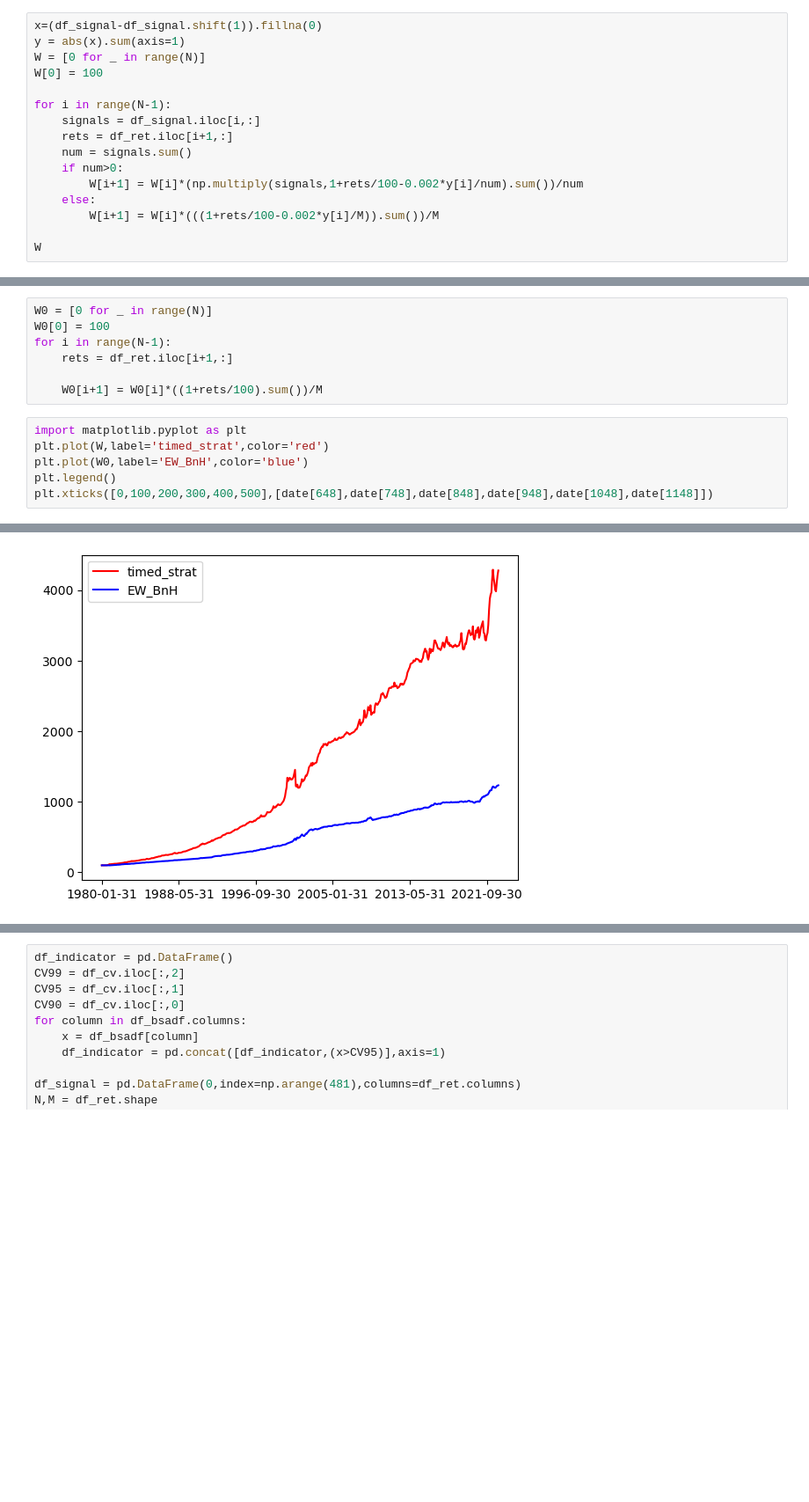
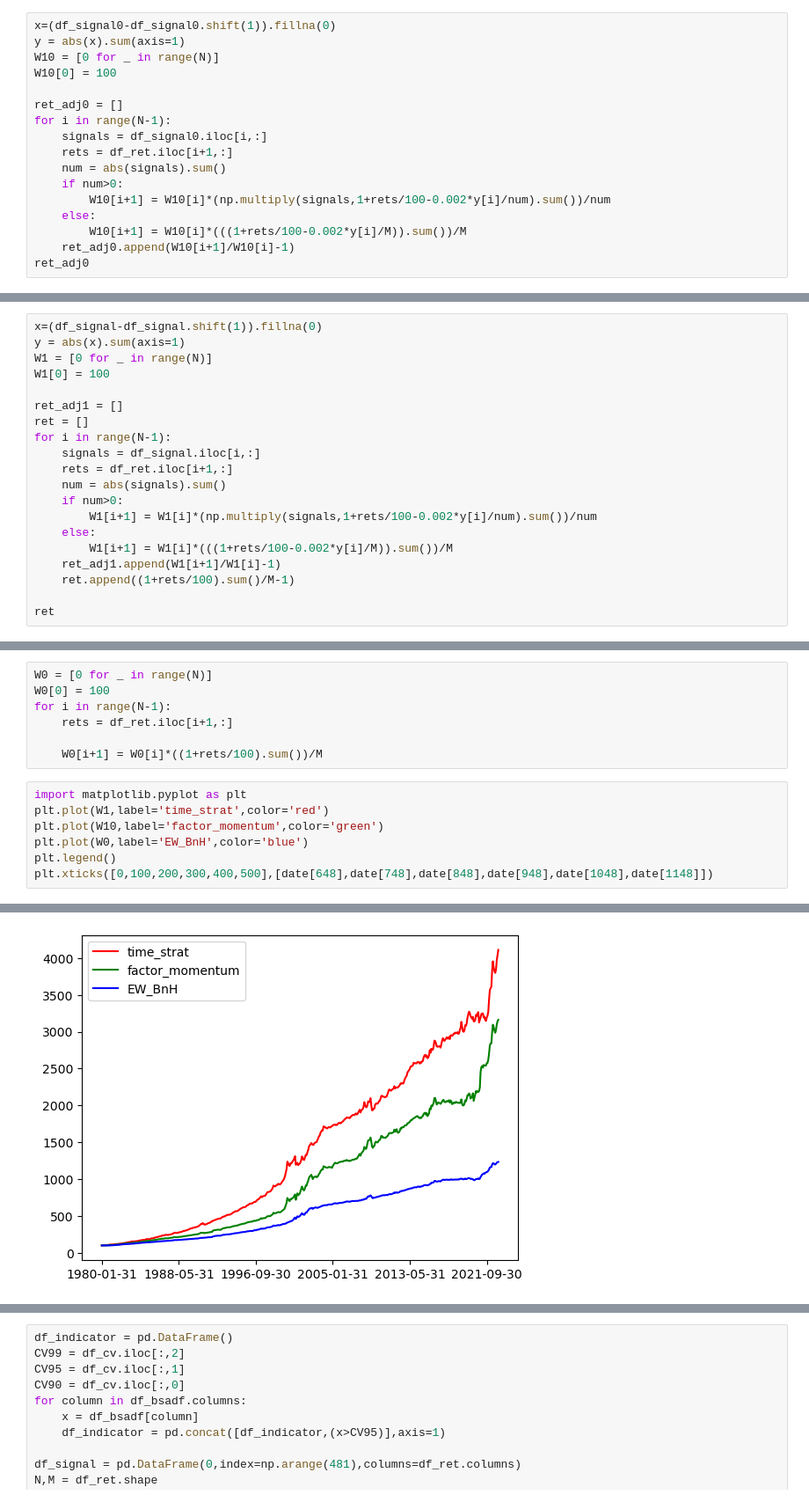
Before and after one commit to Raymondli073/Factor_timing, a Jupyter notebook: factor_timing_strat.ipynb, the cells around one changed output, grey strips where cells are left out. Shown at 88% size. Saved outputs shown, nothing was run; the diff lists cells and outputs as text; blank space fills up the shorter version.

Commit message:
update factor momentum strategy

```diff
--- a/factor_timing_strat.ipynb
+++ b/factor_timing_strat.ipynb
@@ -91,17 +191,18 @@ df_signal
 # %%
-x=(df_signal-df_signal.shift(1)).fillna(0)
+x=(df_signal0-df_signal0.shift(1)).fillna(0)
 y = abs(x).sum(axis=1)
-W = [0 for _ in range(N)]
-W[0] = 100
+W10 = [0 for _ in range(N)]
+W10[0] = 100
 
+ret_adj0 = []
 for i in range(N-1):
-    signals = df_signal.iloc[i,:]
+    signals = df_signal0.iloc[i,:]
     rets = df_ret.iloc[i+1,:]
-    num = signals.sum()
+    num = abs(signals).sum()
     if num>0:
-        W[i+1] = W[i]*(np.multiply(signals,1+rets/100-0.002*y[i]/num).sum())/num
+        W10[i+1] = W10[i]*(np.multiply(signals,1+rets/100-0.002*y[i]/num).sum())/num
     else:
-        W[i+1] = W[i]*(((1+rets/100-0.002*y[i]/M)).sum())/M
-
-W
+        W10[i+1] = W10[i]*(((1+rets/100-0.002*y[i]/M)).sum())/M
+    ret_adj0.append(W10[i+1]/W10[i]-1)
+ret_adj0
 # %% [output]
@@ -124,0 +226,20 @@ W
+# %%
+x=(df_signal-df_signal.shift(1)).fillna(0)
+y = abs(x).sum(axis=1)
+W1 = [0 for _ in range(N)]
+W1[0] = 100
+
+ret_adj1 = []
+ret = []
+for i in range(N-1):
+    signals = df_signal.iloc[i,:]
+    rets = df_ret.iloc[i+1,:]
+    num = abs(signals).sum()
+    if num>0:
+        W1[i+1] = W1[i]*(np.multiply(signals,1+rets/100-0.002*y[i]/num).sum())/num
+    else:
+        W1[i+1] = W1[i]*(((1+rets/100-0.002*y[i]/M)).sum())/M
+    ret_adj1.append(W1[i+1]/W1[i]-1)
+    ret.append((1+rets/100).sum()/M-1)
+
+ret
@@ -131,24 +280,25 @@ for i in range(N-1):
     W0[i+1] = W0[i]*((1+rets/100).sum())/M
 # %%
 import matplotlib.pyplot as plt
-plt.plot(W,label='timed_strat',color='red')
+plt.plot(W1,label='time_strat',color='red')
+plt.plot(W10,label='factor_momentum',color='green')
 plt.plot(W0,label='EW_BnH',color='blue')
 plt.legend()
 plt.xticks([0,100,200,300,400,500],[date[648],date[748],date[848],date[948],date[1048],date[1148]])
 # %% [output]
 ([<matplotlib.axis.XTick at 0x...>,
   <matplotlib.axis.XTick at 0x...>,
   <matplotlib.axis.XTick at 0x...>,
   <matplotlib.axis.XTick at 0x...>,
   <matplotlib.axis.XTick at 0x...>,
   <matplotlib.axis.XTick at 0x...>],
  [Text(0, 0, '1980-01-31'),
   Text(100, 0, '1988-05-31'),
   Text(200, 0, '1996-09-30'),
   Text(300, 0, '2005-01-31'),
   Text(400, 0, '2013-05-31'),
   Text(500, 0, '2021-09-30')])
-[figure, old version]
+[figure, new version]
 # %%
 import statsmodels.api as sm
 N,M = df_ret.shape
```
Also changed, not shown: parts of 12 cells of this notebook.
